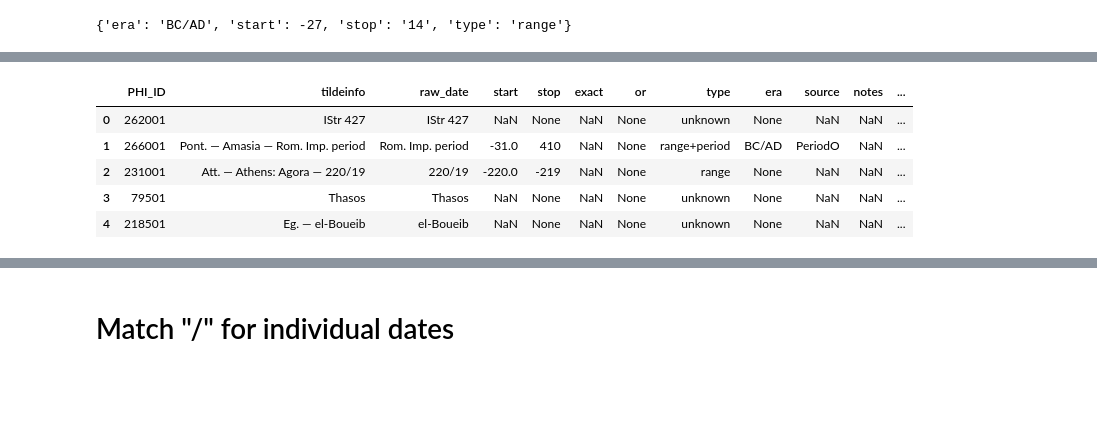
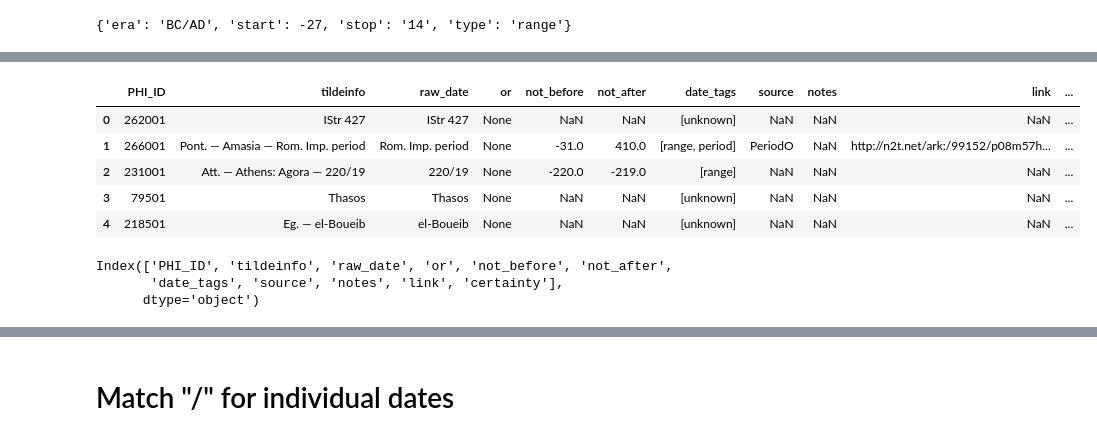
Before and after one commit to sdam-au/GI_ETL, a Jupyter notebook: scripts/1_3_EXTRACTING_DATES.ipynb, the cells around one changed output, grey strips where cells are left out. Saved outputs shown, nothing was run; the diff lists cells and outputs as text; code cells hidden in the pictures; blank space fills up the shorter version.

```diff
--- a/scripts/1_3_EXTRACTING_DATES.ipynb
+++ b/scripts/1_3_EXTRACTING_DATES.ipynb
@@ -338,7 +341,7 @@ def extract_period(datation, dating=None):
     return dating
 # %%
 # example:
-for datation in ["Roman Imperial", "reign of Augustus", "Antonine period"]:
+for datation in ["Roman Imperial", "reign of Augustus", "Antonine period", "Christian Anderson", "Christian ","Book about Byzantine", " Byzantine",]:
   print({datation : extract_period(datation)})
 # %% [output]
 {'Roman Imperial': {'start': -31, 'stop': 410, 'type': 'range+period', 'era': 'AD', 'source': 'PeriodO', 'notes': nan, 'link': 'http://n2t.net/ark:/99152/p08m57hqcc5'}}
@@ -723,19 +741,37 @@ simple_dates_and_ranges("124-15 BC")
 {'era': 'BC', 'start': -124, 'stop': -115, 'type': 'range'}
 # %% [markdown]
 # Main function
+# %%
+def change_dict_structure(dictionary):
+  try:
+    for tup in [["not_before", "start"], ["not_after", "stop"]]:
+      try: dictionary[tup[0]] = int(dictionary.pop(tup[1]))
+      except: dictionary[tup[0]] = None
+    try: dictionary.update({"not_before" : int(dictionary["exact"]), "not_after" : int(dictionary["exact"])})
+    except: pass
+    try: dictionary["date_tags"] = dictionary.pop("type").split("+")
+    except: dictionary["date_tags"] = "unknown"
+    #for key in dictionary.keys():
+    #  if key in ["exact"]:
+    #    del dictionary[key]
+    return dictionary
+  except:
+    print("some problem")
+    pass
 # %%
 def date_extractor(datation):
   dating = {"start": None, "stop": None, "exact": None, "or": None, "type": "unknown", "era": None}
   #replace " a." and " p." when at the end of datation or before "/" or "-"
   datation = re.sub("(\s)(a\.)(\-|\/|$)", r"\1BC\3", datation)
   datation = re.sub("(\s)(p\.)(\-|\/|$)", r"\1AD\3", datation)
+  datation = re.sub("(\(|\)|\[|\])", "", datation)   # remove brackets
   # UNCERTAINTY
   if "?" in datation:
     datation = datation.replace("?", "")
     dating["certainty"] = "?"
-  if datation[0] == "[":
-    datation = datation[1:-1]
-    dating["certainty"] = "?"
+  #if datation[0] == "[":
+  #  datation = datation[1:-1]
+  #  dating["certainty"] = "?"
   # ranges combining BC and AD:
   match = re.search("(\d+)(\s(a\.|BC))(\-)(\d+)(\s(p\.|AD))", datation) # (/sa/.)(/-)(/d+)(/sp/.)"
   if match:
@@ -760,4 +796,11 @@ def date_extractor(datation):
     pass
   if dating["type"]=="unknown":
     dating.update({"start": None, "stop": None, "exact": None, "or": None, "type": "unknown", "era" : None})
+  dating = change_dict_structure(dating)
+  if dating["or"] != None:
+    dating["or"] = change_dict_structure(dating["or"])
+  del dating["exact"], dating["era"]
+  for key in ["certainty", "or", "link"]:
+    try: dating[key] = dating[key]
+    except: dating[key] = None
   return dating
@@ -952,12 +971,18 @@ for inscription_date_tuple in list(zip(PHI_by_500["PHI_ID"].tolist(), PHI_by_500
   data_dict.update(dating)
   PHI_list_of_dict.append(data_dict)
 # %%
-PHI_by_500_dates_v8 = pd.DataFrame(PHI_list_of_dict)
-PHI_by_500_dates_v8.head(5)
+PHI_by_500_dates_v9 = pd.DataFrame(PHI_list_of_dict)
+PHI_by_500_dates_v9.head(5)
 # %% [output]
-|  | PHI_ID | tildeinfo | raw_date | start | stop | exact | or | type | era | source | notes | ... |
-| 0 | 262001 | IStr 427 | IStr 427 | NaN | None | NaN | None | unknown | None | NaN | NaN | ... |
-| 1 | 266001 | Pont. — Amasia — Rom. Imp. period | Rom. Imp. period | -31.0 | 410 | NaN | None | range+period | BC/AD | PeriodO | NaN | ... |
-| 2 | 231001 | Att. — Athens: Agora — 220/19 | 220/19 | -220.0 | -219 | NaN | None | range | None | NaN | NaN | ... |
-| 3 | 79501 | Thasos | Thasos | NaN | None | NaN | None | unknown | None | NaN | NaN | ... |
-| 4 | 218501 | Eg. — el-Boueib | el-Boueib | NaN | None | NaN | None | unknown | None | NaN | NaN | ... |
+|  | PHI_ID | tildeinfo | raw_date | or | not_before | not_after | date_tags | source | notes | link | ... |
+| 0 | 262001 | IStr 427 | IStr 427 | None | NaN | NaN | [unknown] | NaN | NaN | NaN | ... |
+| 1 | 266001 | Pont. — Amasia — Rom. Imp. period | Rom. Imp. period | None | -31.0 | 410.0 | [range, period] | PeriodO | NaN | http://n2t.net/ark:/99152/p08m57h... | ... |
+| 2 | 231001 | Att. — Athens: Agora — 220/19 | 220/19 | None | -220.0 | -219.0 | [range] | NaN | NaN | NaN | ... |
+| 3 | 79501 | Thasos | Thasos | None | NaN | NaN | [unknown] | NaN | NaN | NaN | ... |
+| 4 | 218501 | Eg. — el-Boueib | el-Boueib | None | NaN | NaN | [unknown] | NaN | NaN | NaN | ... |
+# %%
+PHI_by_500_dates_v9.columns
+# %% [output]
+Index(['PHI_ID', 'tildeinfo', 'raw_date', 'or', 'not_before', 'not_after',
+       'date_tags', 'source', 'notes', 'link', 'certainty'],
+      dtype='object')
```
Also changed, not shown: parts of 35 cells of this notebook.
